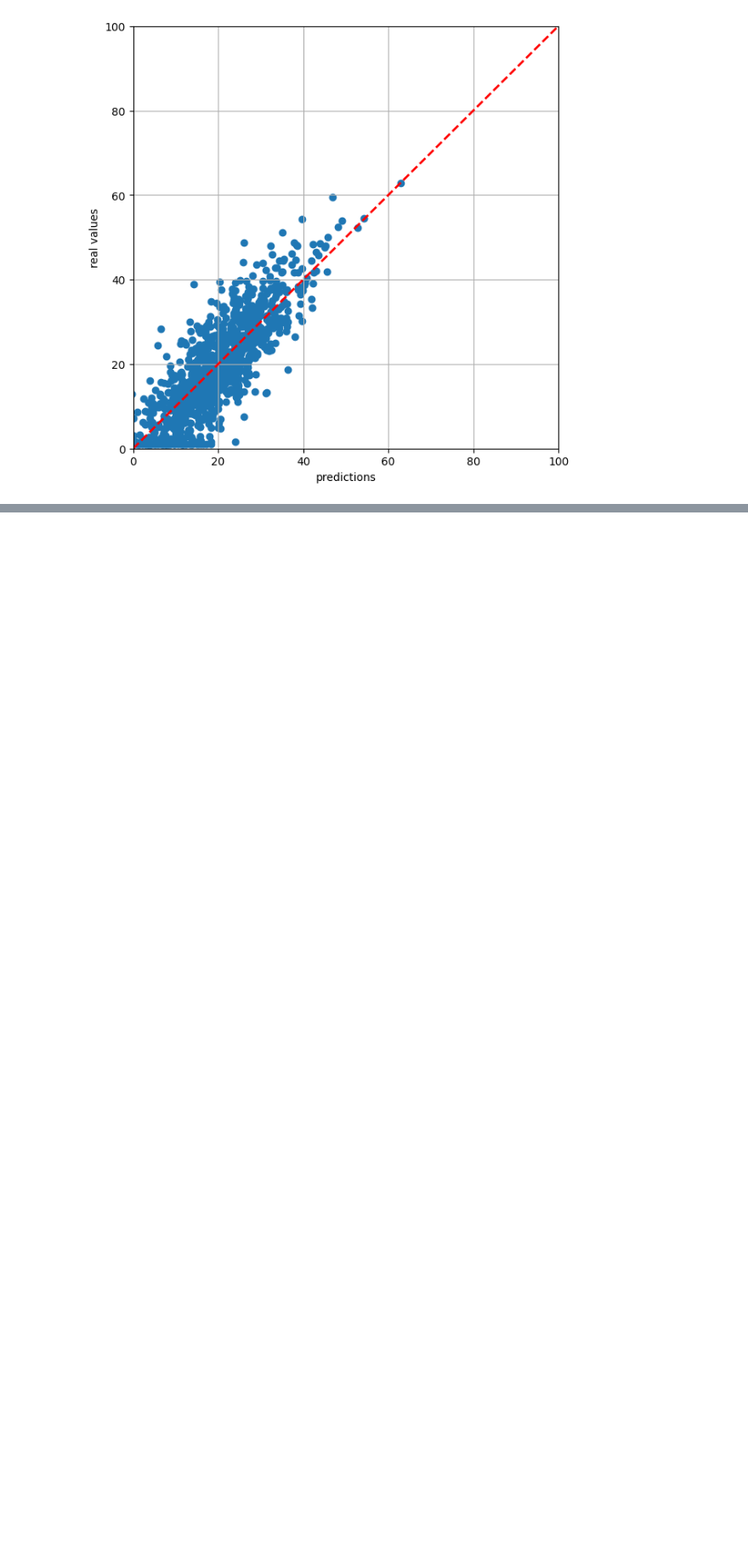
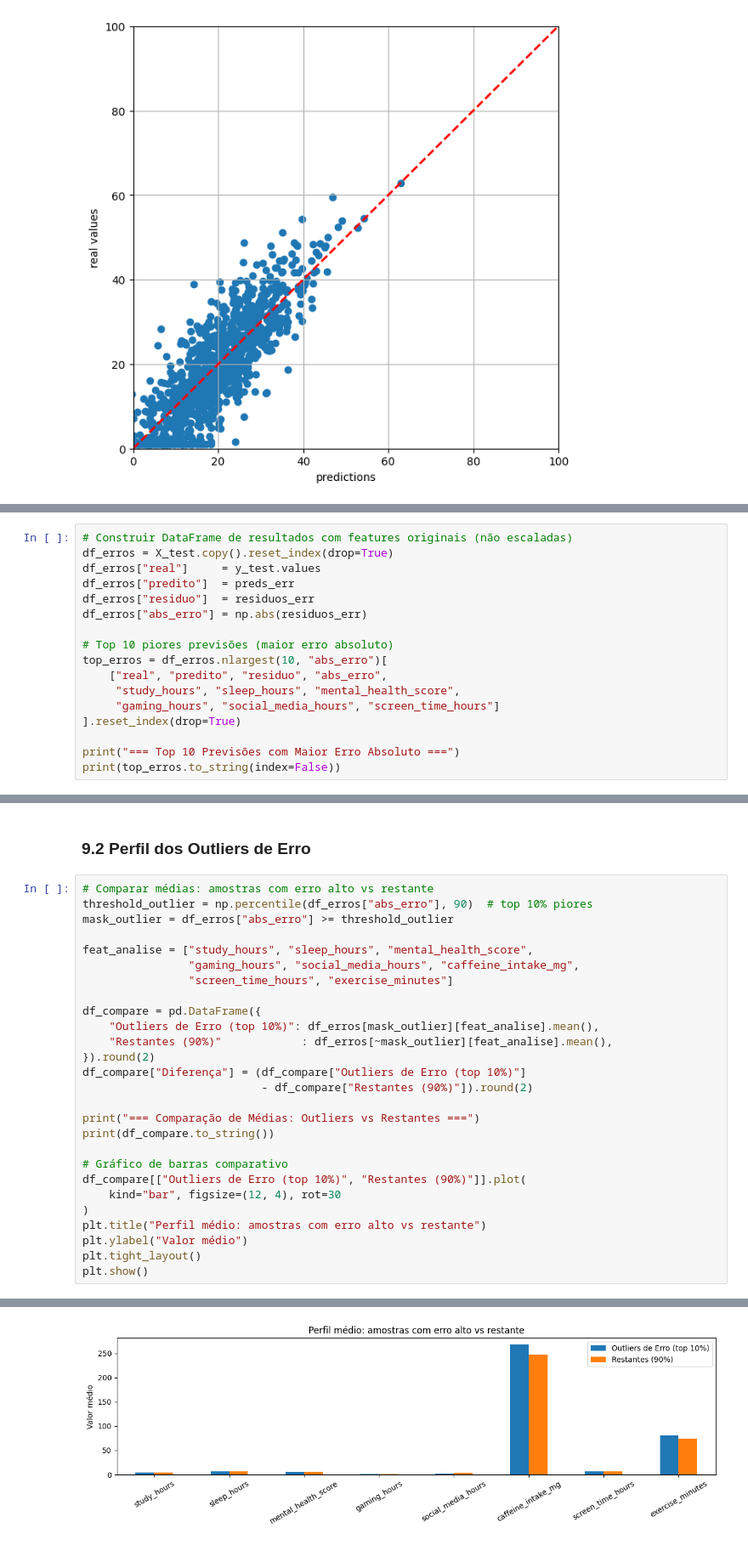
Before and after one commit to OJsan-ForReal/FAA-G22, a Jupyter notebook: projeto_G22_Regressao.ipynb, the cells around one changed output, grey strips where cells are left out. Shown at 85% size. Cells and saved outputs as stored; diff of their text form; blank space fills up the shorter version.

```diff
--- a/projeto_G22_Regressao.ipynb
+++ b/projeto_G22_Regressao.ipynb
@@ -288,0 +731,17 @@ The Maximum Error is:  24.693561022318317
+# %%
+# Construir DataFrame de resultados com features originais (não escaladas)
+df_erros = X_test.copy().reset_index(drop=True)
+df_erros["real"]     = y_test.values
+df_erros["predito"]  = preds_err
+df_erros["residuo"]  = residuos_err
+df_erros["abs_erro"] = np.abs(residuos_err)
+
+# Top 10 piores previsões (maior erro absoluto)
+top_erros = df_erros.nlargest(10, "abs_erro")[
+    ["real", "predito", "residuo", "abs_erro",
+     "study_hours", "sleep_hours", "mental_health_score",
+     "gaming_hours", "social_media_hours", "screen_time_hours"]
+].reset_index(drop=True)
+
+print("=== Top 10 Previsões com Maior Erro Absoluto ===")
+print(top_erros.to_string(index=False))
@@ -288,0 +761,30 @@ The Maximum Error is:  24.693561022318317
+# %% [markdown]
+### 9.2 Perfil dos Outliers de Erro
+# %%
+# Comparar médias: amostras com erro alto vs restante
+threshold_outlier = np.percentile(df_erros["abs_erro"], 90)  # top 10% piores
+mask_outlier = df_erros["abs_erro"] >= threshold_outlier
+
+feat_analise = ["study_hours", "sleep_hours", "mental_health_score",
+                "gaming_hours", "social_media_hours", "caffeine_intake_mg",
+                "screen_time_hours", "exercise_minutes"]
+
+df_compare = pd.DataFrame({
+    "Outliers de Erro (top 10%)": df_erros[mask_outlier][feat_analise].mean(),
+    "Restantes (90%)"            : df_erros[~mask_outlier][feat_analise].mean(),
+}).round(2)
+df_compare["Diferença"] = (df_compare["Outliers de Erro (top 10%)"]
+                           - df_compare["Restantes (90%)"]).round(2)
+
+print("=== Comparação de Médias: Outliers vs Restantes ===")
+print(df_compare.to_string())
+
+# Gráfico de barras comparativo
+df_compare[["Outliers de Erro (top 10%)", "Restantes (90%)"]].plot(
+    kind="bar", figsize=(12, 4), rot=30
+)
+plt.title("Perfil médio: amostras com erro alto vs restante")
+plt.ylabel("Valor médio")
+plt.tight_layout()
+plt.show()
+# %% [output]
@@ -288,0 +801 @@ The Maximum Error is:  24.693561022318317
+[figure, added]
```
Also changed, not shown: parts of 43 cells of this notebook, 2 other files.
